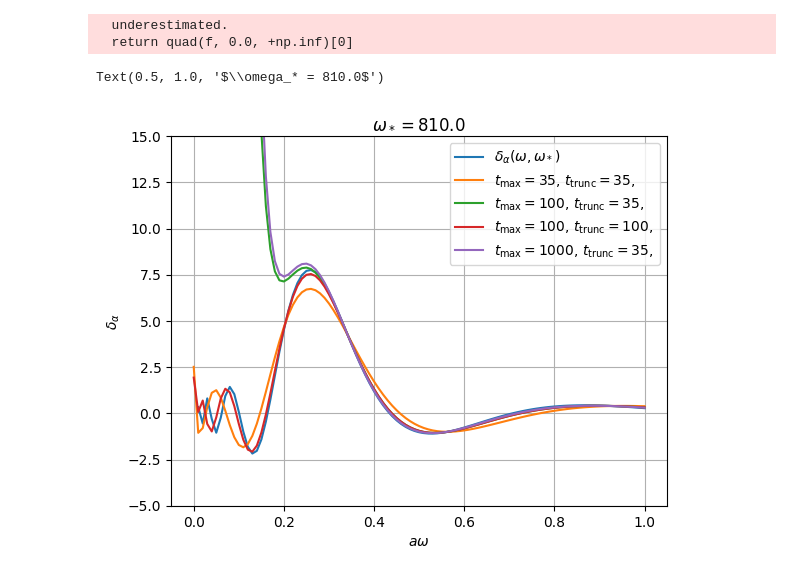
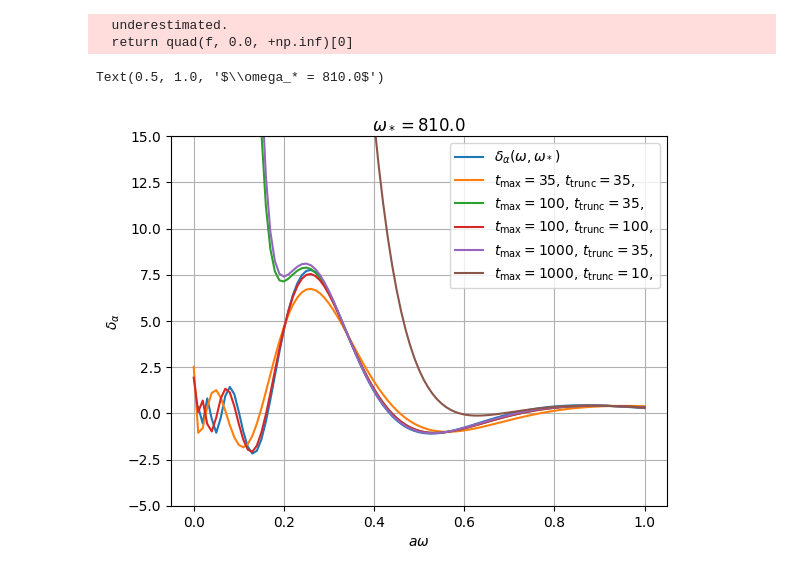
Before and after one commit to DiegoToniolo/Analysis_spectral_densities, a Jupyter notebook: prova.ipynb, the cells around one changed output. Drawn from its saved outputs; the diff is of its cells as text; code cells hidden in the pictures.

```diff
--- a/prova.ipynb
+++ b/prova.ipynb
@@ -90,32 +90,33 @@ def b_v(w, t_max):
     b = np.zeros(0)
     for i in range(t_max):
         b = np.append(b, np.exp(-(i + 1)*w))
+    return b
 # %%
 x_grid = np.linspace(0, 1, 101)
 
 y = []
 for x in x_grid:
     y.append(SDan().delta(x, 3*270*0.065/197.3, 1e-8))
 plt.plot(x_grid, y, label = r"$\delta_\alpha(\omega, \omega_*)$")
 
-times = [[35, 35], [100, 35], [100, 100], [1000, 35]]
+times = [[35, 35], [100, 35], [100, 100], [1000, 35], [1000, 10]]
 t_trunc = [35, 35]
 for t in times:
     A = a_mat(t[0], 0.0, 1e-8)
     y1 = []
     for x in x_grid:
         y1.append(b_v(x, t[1]).T @ A[:t[1],:t[0]] @ b_v(3*270*0.065/197.3, t[0]))
     plt.plot(x_grid, y1, label=r"$t_\mathrm{max} = $" + r"${}$, ".format(t[0]) + r"$t_\mathrm{trunc} = $" + r"${}$, ".format(t[1]))
 
 
 plt.ylim(-5, 15)
 plt.legend()
 plt.grid()
 plt.xlabel(r"$a\omega$")
 plt.ylabel(r"$\delta_\alpha$")
 plt.title(r"$\omega_* = {}$".format(3.*270))
 # %% [output]
   underestimated.
   return quad(f, 0.0, +np.inf)[0]
 Text(0.5, 1.0, '$\\omega_* = 810.0$')
-[figure, old version]
+[figure, new version]
```
Also changed, not shown: 4 other files.
